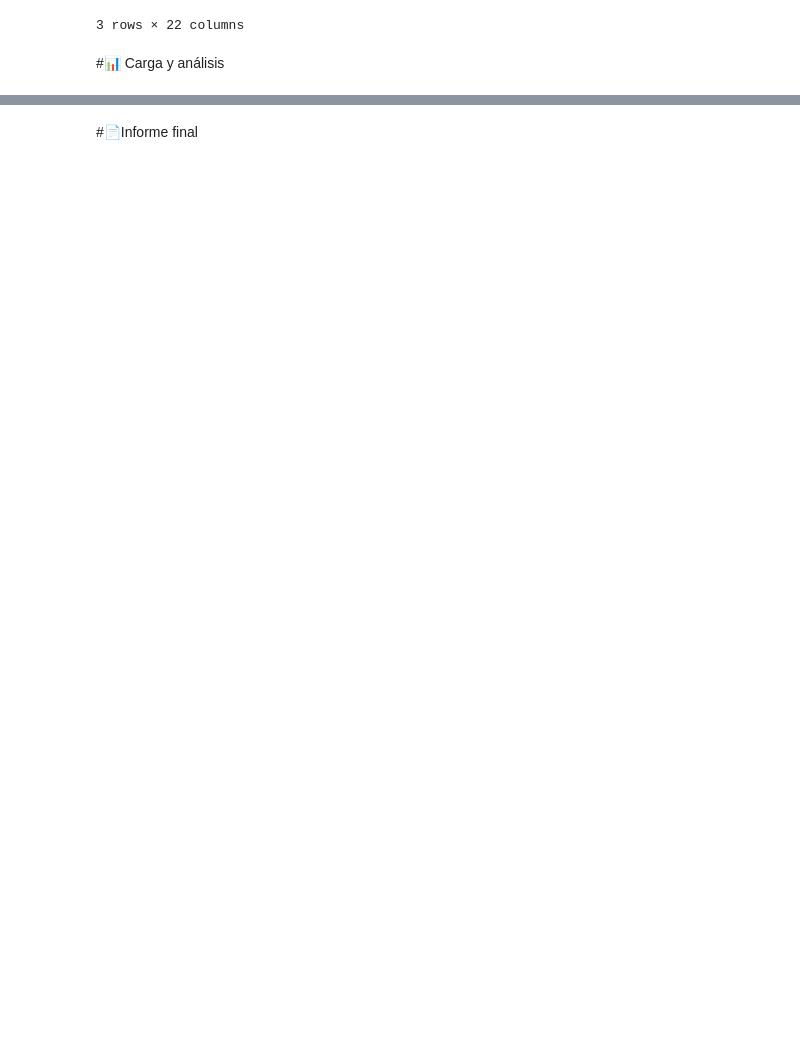
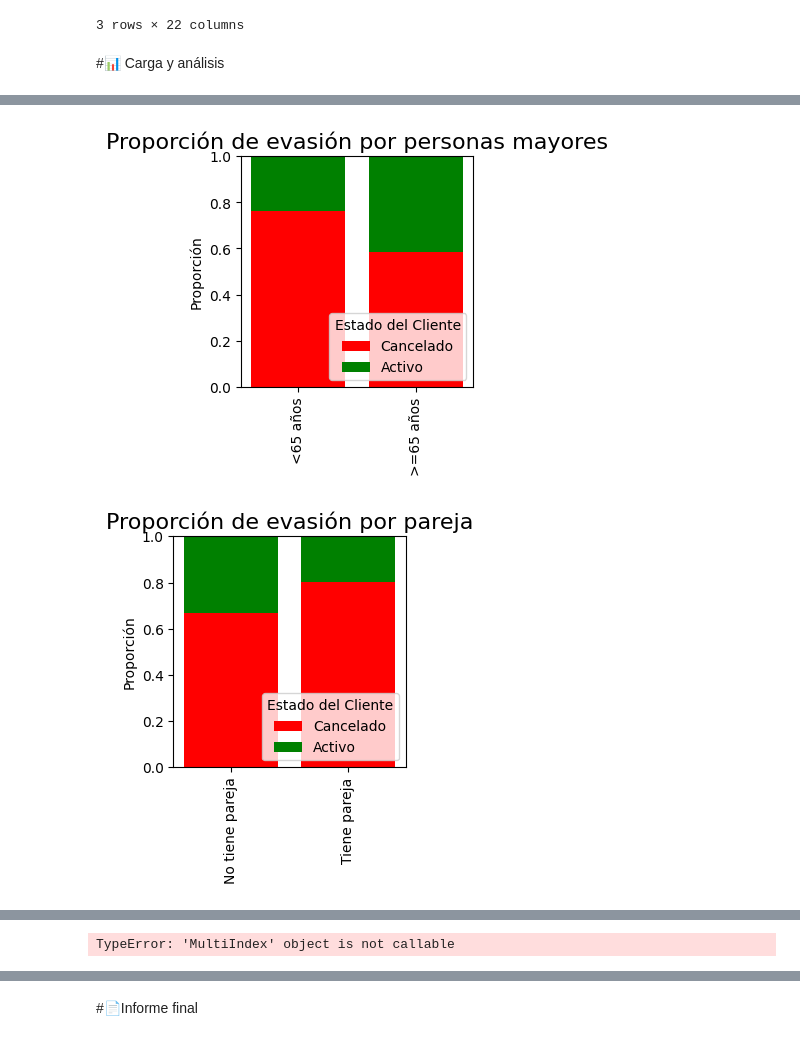
Before and after one commit to aylenfv/Challenge-TelecomX-ETL, a Jupyter notebook: src/TelecomX_LATAM.ipynb, the cells around one changed output, grey strips where cells are left out. Cells and saved outputs as stored; diff of their text form; code cells hidden in the pictures; blank space fills up the shorter version.

```diff
--- a/src/TelecomX_LATAM.ipynb
+++ b/src/TelecomX_LATAM.ipynb
@@ -340,0 +525,7 @@ data_norm.sample(3)
+# %%
+comparar_evasion(data_norm, 'customer.SeniorCitizen', ['<65 años', '>=65 años'], 'personas mayores')
+comparar_evasion(data_norm, 'customer.Partner', ['No tiene pareja', 'Tiene pareja'], 'pareja')
+comparar_evasion(data_norm, 'customer.Dependents', ['No tiene dependientes', 'Tiene dependientes'], 'dependencia')
+# %% [output]
+[figure, added]
+[figure, added]
@@ -340,0 +533,4 @@ data_norm.sample(3)
+# %%
+comparar_evasion(data_norm, 'customer.tenure',df_t.index(), 'personas mayores')
+# %% [output]
+TypeError: 'MultiIndex' object is not callable
```
Also changed, not shown: parts of 40 cells of this notebook.
